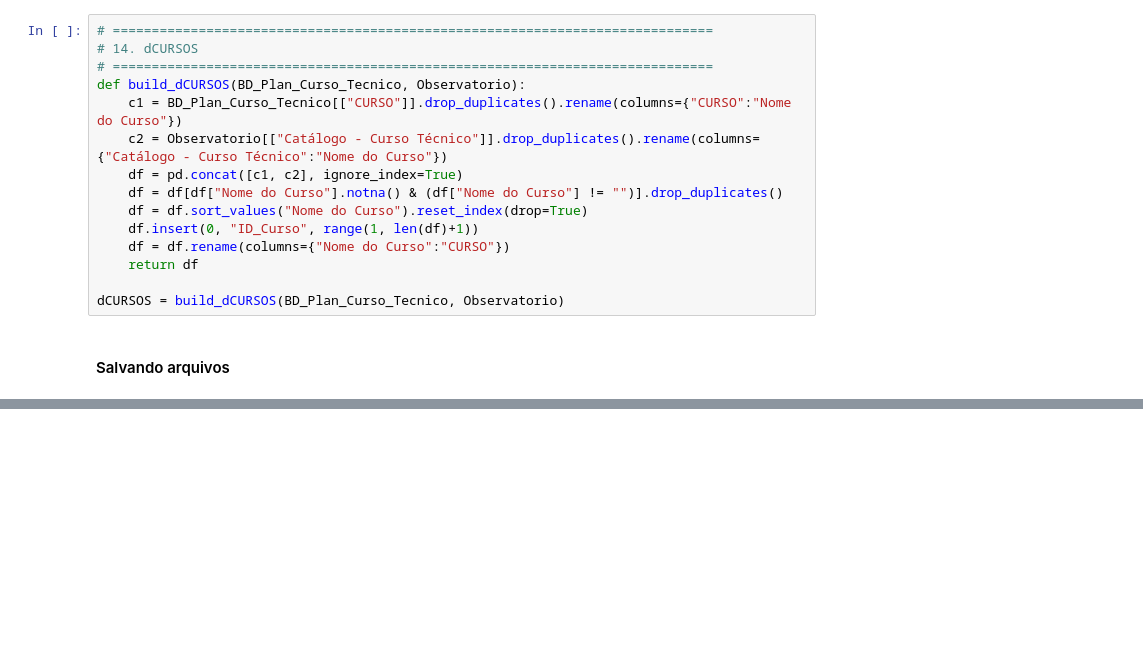
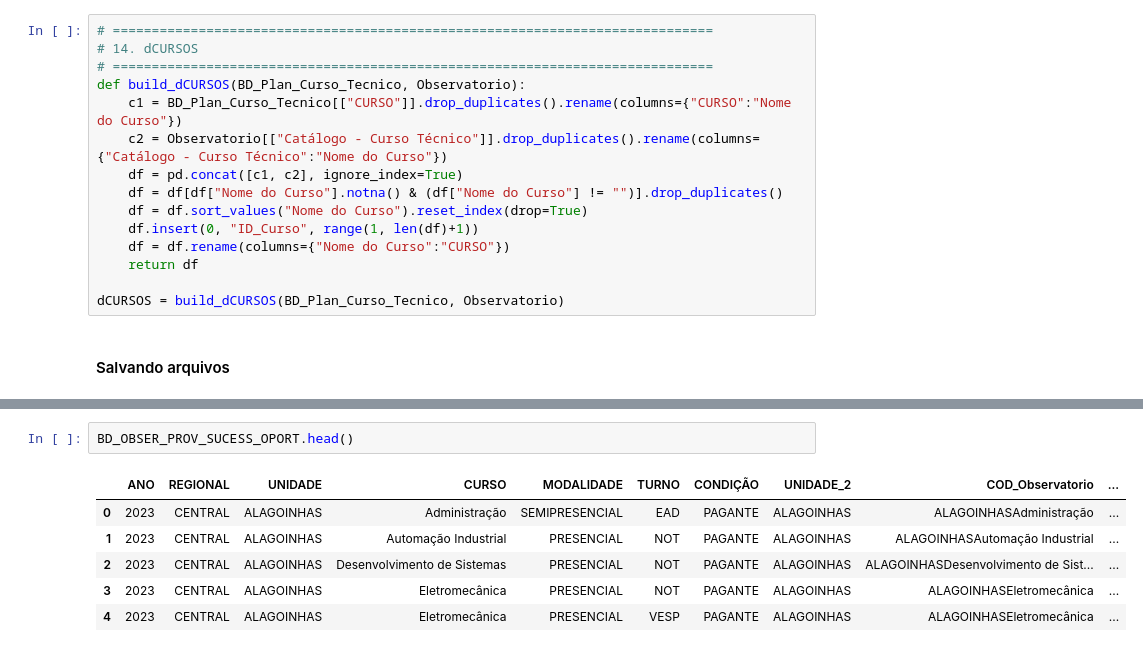
Before and after one commit to imforwork/recomendacao_de_cursos, a Jupyter notebook: df_recomenda.ipynb, the cells around one changed output, grey strips where cells are left out. Saved outputs shown, nothing was run; the diff lists cells and outputs as text; blank space fills up the shorter version.

```diff
--- a/df_recomenda.ipynb
+++ b/df_recomenda.ipynb
@@ -572,3 +574,12 @@ with open("Base_de_Evasao.pkl", "wb") as f:
 print("Arquivos salvos com sucesso!")
 # %% [output]
 Arquivos salvos com sucesso!
+# %%
+BD_OBSER_PROV_SUCESS_OPORT.head()
+# %% [output]
+|  | ANO | REGIONAL | UNIDADE | CURSO | MODALIDADE | TURNO | CONDIÇÃO | UNIDADE_2 | COD_Observatorio | ... |
+| 0 | 2023 | CENTRAL | ALAGOINHAS | Administração | SEMIPRESENCIAL | EAD | PAGANTE | ALAGOINHAS | ALAGOINHASAdministração | ... |
+| 1 | 2023 | CENTRAL | ALAGOINHAS | Automação Industrial | PRESENCIAL | NOT | PAGANTE | ALAGOINHAS | ALAGOINHASAutomação Industrial | ... |
+| 2 | 2023 | CENTRAL | ALAGOINHAS | Desenvolvimento de Sistemas | PRESENCIAL | NOT | PAGANTE | ALAGOINHAS | ALAGOINHASDesenvolvimento de Sist... | ... |
+| 3 | 2023 | CENTRAL | ALAGOINHAS | Eletromecânica | PRESENCIAL | NOT | PAGANTE | ALAGOINHAS | ALAGOINHASEletromecânica | ... |
+| 4 | 2023 | CENTRAL | ALAGOINHAS | Eletromecânica | PRESENCIAL | VESP | PAGANTE | ALAGOINHAS | ALAGOINHASEletromecânica | ... |
```
Also changed, not shown: parts of 1 cell of this notebook, 2 other files.
